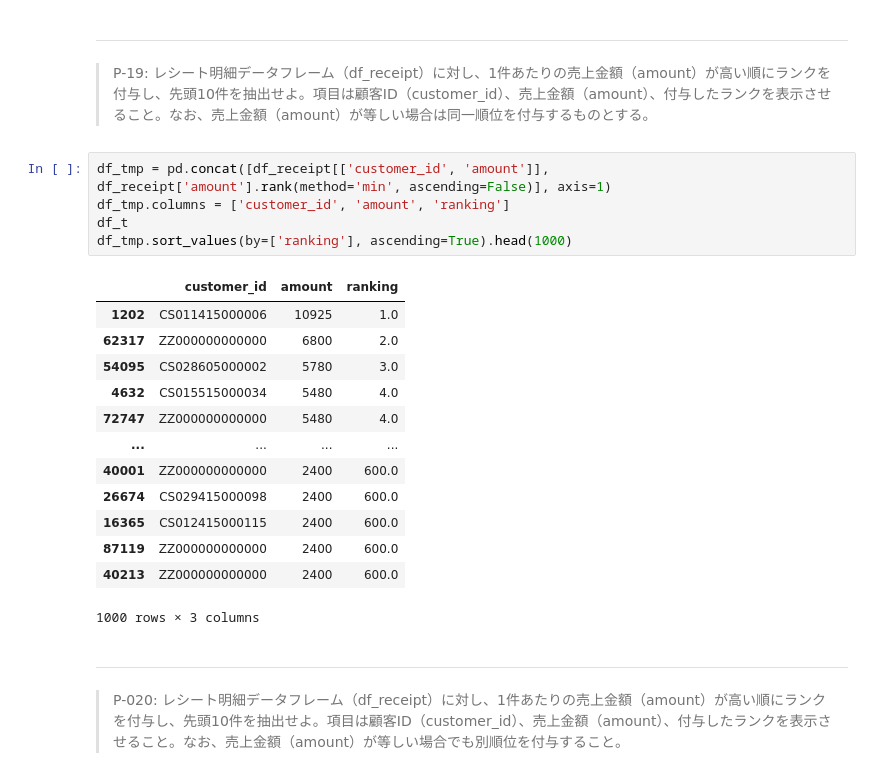
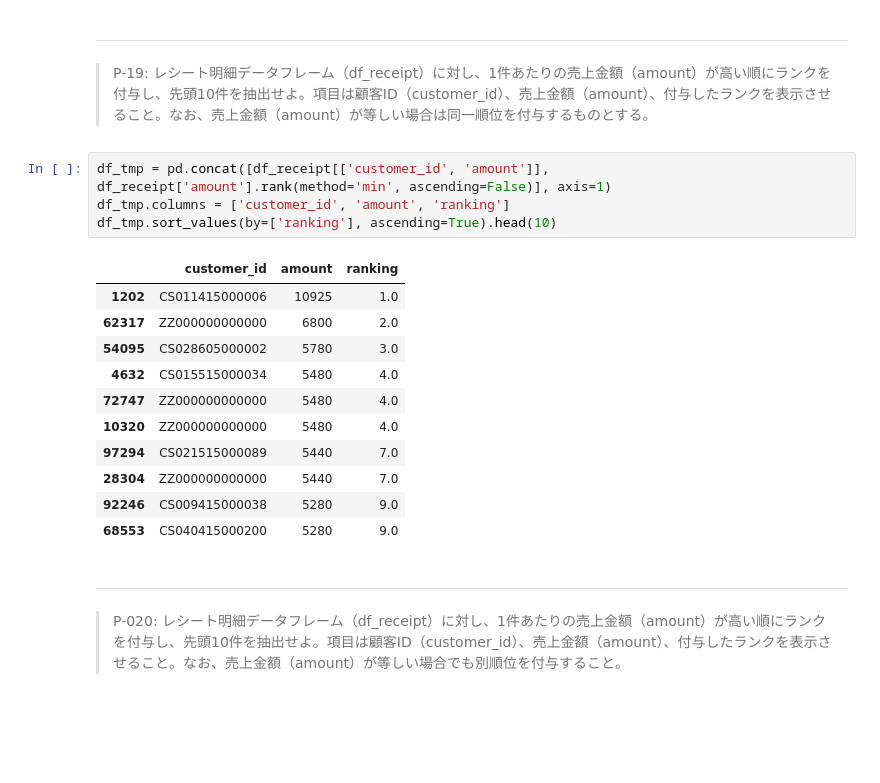
Before and after one commit to shgtkshruch/100knocks-preprocess, a Jupyter notebook: docker/work/preprocess_knock_Python.ipynb, the cells around one changed output. Cells and saved outputs as stored; diff of their text form; blank space fills up the shorter version.

```diff
--- a/docker/work/preprocess_knock_Python.ipynb
+++ b/docker/work/preprocess_knock_Python.ipynb
@@ -384,22 +384,19 @@ df_customer.sort_values(by=['birth_day'], ascending=False).head(10)
 # %%
 df_tmp = pd.concat([df_receipt[['customer_id', 'amount']], df_receipt['amount'].rank(method='min', ascending=False)], axis=1)
 df_tmp.columns = ['customer_id', 'amount', 'ranking']
-df_t
-df_tmp.sort_values(by=['ranking'], ascending=True).head(1000)
+df_tmp.sort_values(by=['ranking'], ascending=True).head(10)
 # %% [output]
 |  | customer_id | amount | ranking |
 | 1202 | CS011415000006 | 10925 | 1.0 |
 | 62317 | ZZ000000000000 | 6800 | 2.0 |
 | 54095 | CS028605000002 | 5780 | 3.0 |
 | 4632 | CS015515000034 | 5480 | 4.0 |
 | 72747 | ZZ000000000000 | 5480 | 4.0 |
-| ... | ... | ... | ... |
-| 40001 | ZZ000000000000 | 2400 | 600.0 |
-| 26674 | CS029415000098 | 2400 | 600.0 |
-| 16365 | CS012415000115 | 2400 | 600.0 |
-| 87119 | ZZ000000000000 | 2400 | 600.0 |
-| 40213 | ZZ000000000000 | 2400 | 600.0 |
+| 10320 | ZZ000000000000 | 5480 | 4.0 |
+| 97294 | CS021515000089 | 5440 | 7.0 |
+| 28304 | ZZ000000000000 | 5440 | 7.0 |
+| 92246 | CS009415000038 | 5280 | 9.0 |
+| 68553 | CS040415000200 | 5280 | 9.0 |
-1000 rows × 3 columns
 # %% [markdown]
 ---
 > P-020: レシート明細データフレーム（df_receipt）に対し、1件あたりの売上金額（amount）が高い順にランクを付与し、先頭10件を抽出せよ。項目は顧客ID（customer_id）、売上金額（amount）、付与したランクを表示させること。なお、売上金額（amount）が等しい場合でも別順位を付与すること。
```
Also changed, not shown: parts of 1 cell of this notebook.
